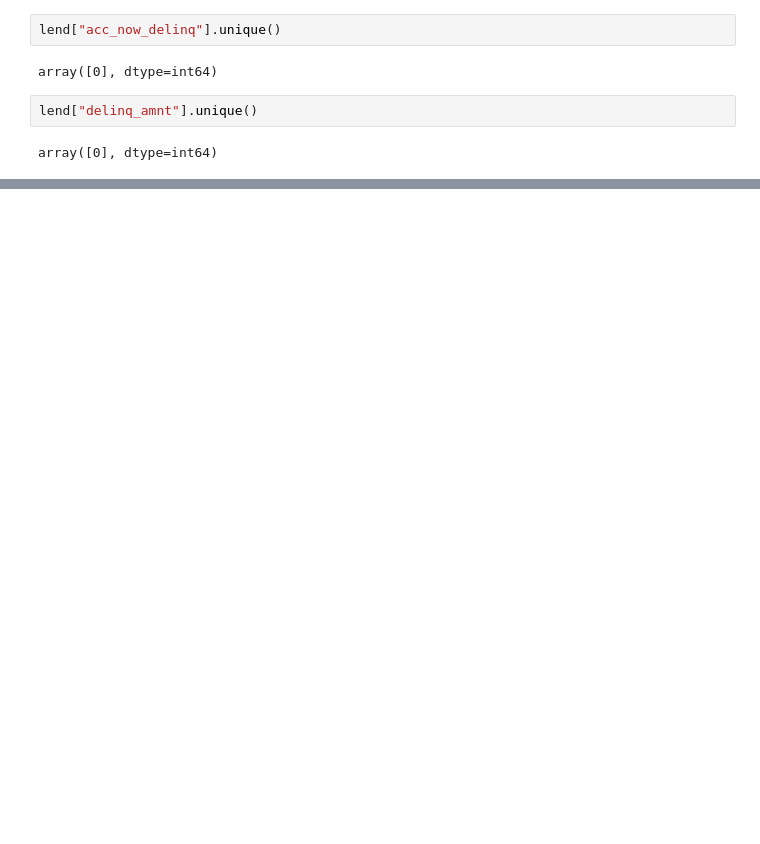
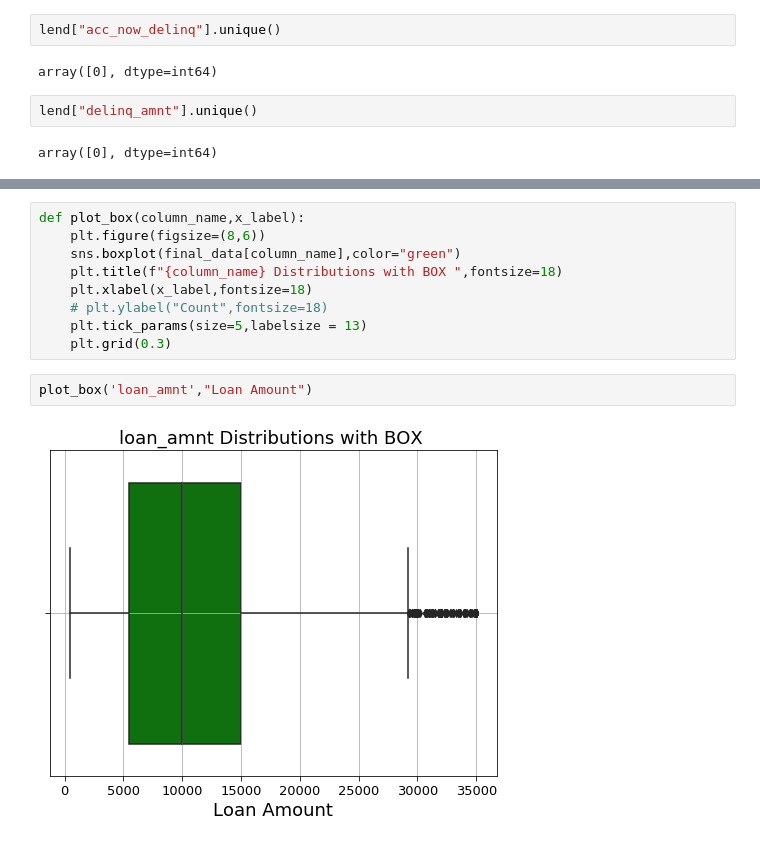
Before and after one commit to soumya-mishra/Lending_club, a Jupyter notebook: Lending_club_assignment.ipynb, the cells around one changed output, grey strips where cells are left out. Drawn from its saved outputs; the diff is of its cells as text; blank space fills up the shorter version.

```diff
--- a/Lending_club_assignment.ipynb
+++ b/Lending_club_assignment.ipynb
@@ -524,0 +880,13 @@ lend[["funded_amnt_inv","funded_amnt"]].head(20)
+# %%
+def plot_box(column_name,x_label):
+    plt.figure(figsize=(8,6))
+    sns.boxplot(final_data[column_name],color="green")
+    plt.title(f"{column_name} Distributions with BOX ",fontsize=18)
+    plt.xlabel(x_label,fontsize=18)
+    # plt.ylabel("Count",fontsize=18)
+    plt.tick_params(size=5,labelsize = 13)
+    plt.grid(0.3)
+# %%
+plot_box('loan_amnt',"Loan Amount")
+# %% [output]
+[figure, added]
```
Also changed, not shown: parts of 257 cells of this notebook, 1 other file.
